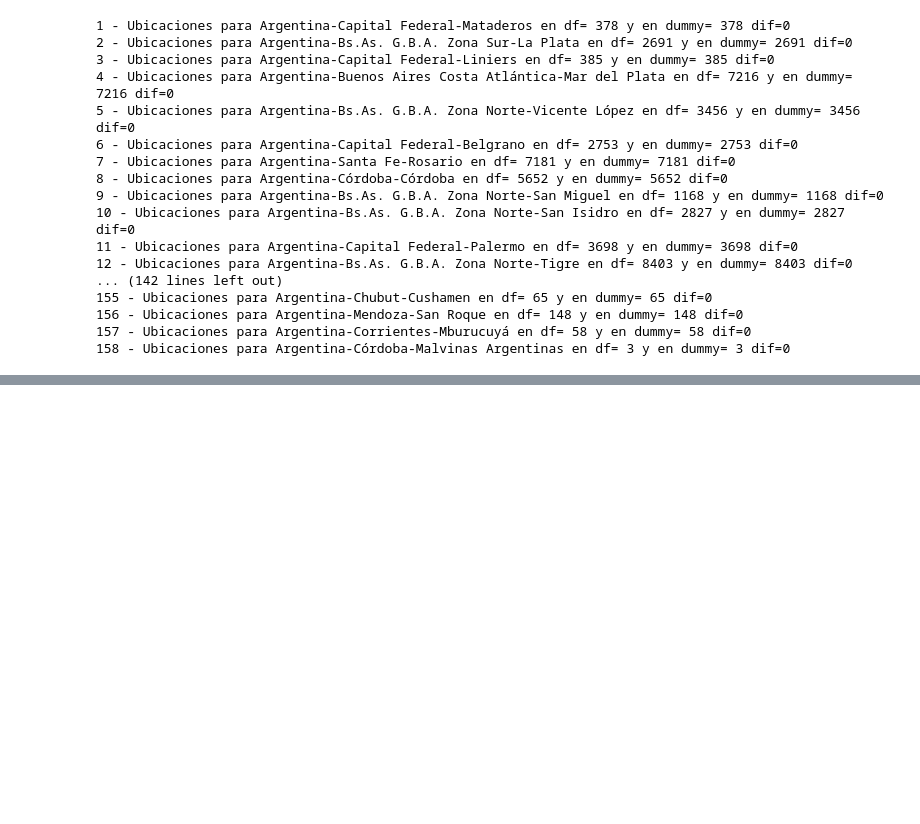
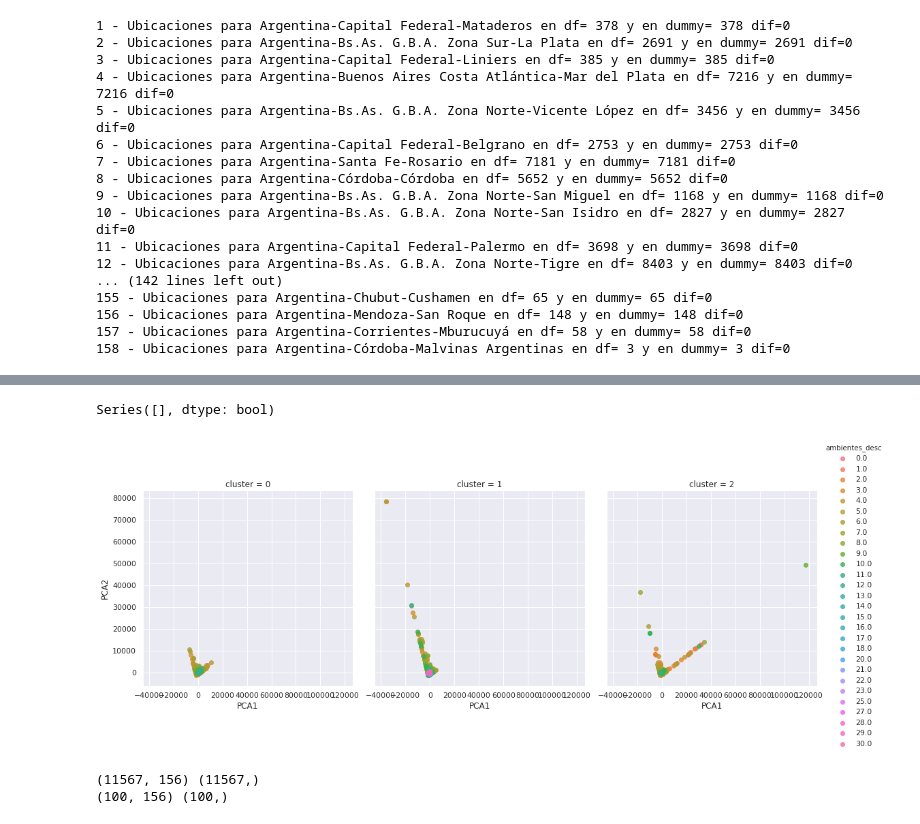
Before and after one commit to rgvillar/properati, a Jupyter notebook: Grupo7_Dummies_y_ML.ipynb, the cells around one changed output, grey strips where cells are left out. Cells and saved outputs as stored; diff of their text form; code cells hidden in the pictures; blank space fills up the shorter version.

```diff
--- a/Grupo7_Dummies_y_ML.ipynb
+++ b/Grupo7_Dummies_y_ML.ipynb
@@ -65,18 +72,18 @@ def new_dummy_from_included(dfprop_aux_,word_):
 def print_dummy_count_rows(dfprop_aux_p,word_p):
     print('Cantidad de rows con '+word_p+": ",dfprop_aux_p.loc[dfprop_aux_p[word_p]==1,'operation'].count())
 # %%
-dfprop=new_dummy_from_included(dfprop,'CONDOMINIO')
+#dfprop=new_dummy_from_included(dfprop,'CONDOMINIO')
 dfprop=new_dummy_from_included(dfprop,'CONSTRUCCION')
-dfprop=new_dummy_from_included(dfprop,'QUINCHO')
-dfprop=new_dummy_from_included(dfprop,'BARRIO CERRADO')
-dfprop=new_dummy_from_included(dfprop,'BAULERA')
-dfprop=new_dummy_from_included(dfprop,'VIGILANCIA')
+#dfprop=new_dummy_from_included(dfprop,'QUINCHO')
+#dfprop=new_dummy_from_included(dfprop,'BARRIO CERRADO')
+#dfprop=new_dummy_from_included(dfprop,'BAULERA')
+#dfprop=new_dummy_from_included(dfprop,'VIGILANCIA')
 dfprop=new_dummy_from_included(dfprop,'OBRA')
-dfprop=new_dummy_from_included(dfprop,'PARRILLA')
-dfprop=new_dummy_from_included(dfprop,'CERRADO')
+#dfprop=new_dummy_from_included(dfprop,'PARRILLA')
+#dfprop=new_dummy_from_included(dfprop,'CERRADO')
 dfprop=new_dummy_from_included(dfprop,'MONOAMBIENTE')
-dfprop=new_dummy_from_included(dfprop,'ESCUELA')
-dfprop=new_dummy_from_included(dfprop,'EXPENSA')
+#dfprop=new_dummy_from_included(dfprop,'ESCUELA')
+#dfprop=new_dummy_from_included(dfprop,'EXPENSA')
 dfprop=new_dummy_from_included(dfprop,'POZO')
 dfprop=new_dummy_from_included(dfprop,'AMPLIO')
 dfprop=new_dummy_from_included(dfprop,'LUMINOSO')
@@ -218,0 +429,53 @@ for district_name_key in dfprop['district_name_key'].unique():
+# %%
+zero_variables = dfprop_features.sum()==0
+zero_variables.loc[zero_variables==True]
+# %% [output]
+Series([], dtype: bool)
+# %%
+# Generamos la matriz de las features:
+X_features = dfprop_features.drop('ambientes_desc', axis=1)
+X_features.shape
+
+# 1. Seleccionar la clase de modelo
+from sklearn.decomposition import PCA
+
+# 2. Instanciar el modelo con hiperparámetros
+model = PCA(n_components=2)
+
+# 3. Ajustar a los datos. Notar que no especificamos "y"
+model.fit(X_features)
+
+# 4. Transformar los datos a dos dimensiones
+X_2D = model.transform(X_features)
+model.components_
+
+dfprop_features['PCA1'] = X_2D[:, 0]
+dfprop_features['PCA2'] = X_2D[:, 1]
+
+# 1. Elegimos la clase de modelo
+from sklearn.mixture import GaussianMixture
+
+# 2. Instanciamos el modelo con sus hiperparámetros
+model = GaussianMixture(n_components=3,
+            covariance_type='full')
+
+# 3. Ajustamos a los datos. Notar que "y" no es especificada
+model.fit(X_features)
+
+# 4. Determinamos las etiquetas de los clusters
+y_gmm = model.predict(X_features)
+
+
+dfprop_features['cluster'] = y_gmm
+
+sns.lmplot("PCA1", "PCA2", data=dfprop_features, hue='ambientes_desc',col='cluster', fit_reg=False);
+# %% [output]
+[figure, added]
+# %%
+#PRIMER SEPARACION HOLDOUT - SAMPLE 100
+X, X_holdout, y, y_holdout = train_test_split(dfprop_features, dfprop_targets, test_size=100, random_state=53)
+print(X.shape,y.shape)
+print(X_holdout.shape, y_holdout.shape)
+# %% [output]
+(11567, 156) (11567,)
+(100, 156) (100,)
```
Also changed, not shown: parts of 13 cells of this notebook.
